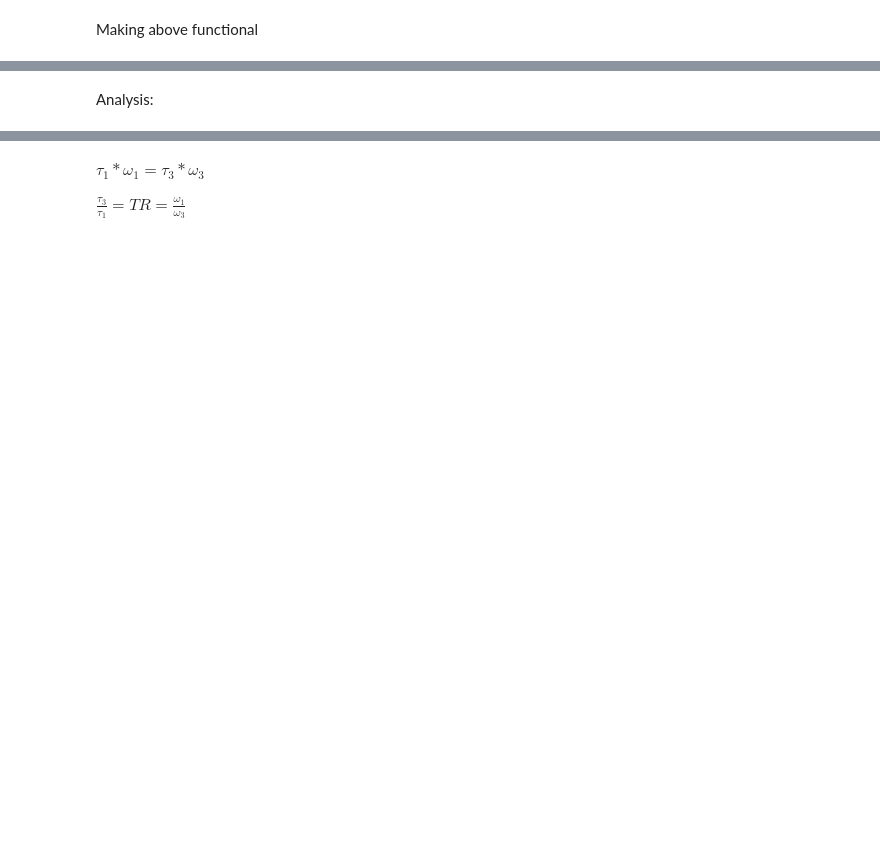
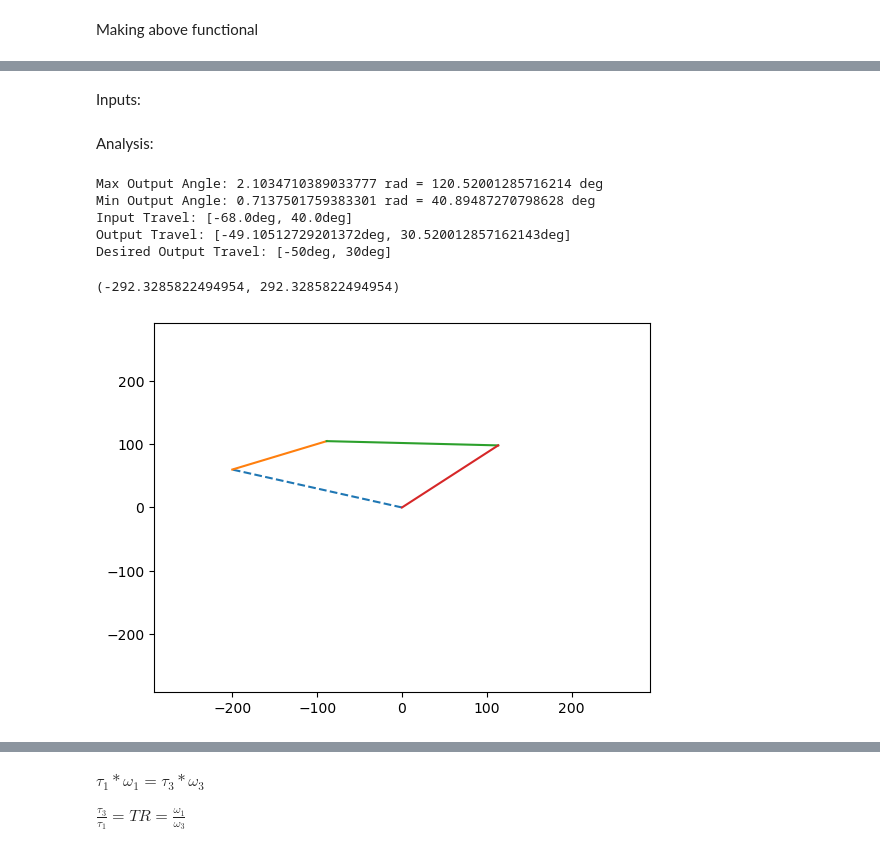
Before and after one commit to i-Dyke/MOHRA, a Jupyter notebook: 4BarSolver.ipynb, the cells around one changed output, grey strips where cells are left out. Cells and saved outputs as stored; diff of their text form; code cells hidden in the pictures; blank space fills up the shorter version.

```diff
--- a/4BarSolver.ipynb
+++ b/4BarSolver.ipynb
@@ -152,0 +157,2 @@ Running for pitch link. Inputs:
+# %% [markdown]
+Inputs:
@@ -211,4 +216,53 @@ for i in range(1,len(pitch_angs)):
 # %% [markdown]
 Analysis:
+# %%
+output_angles = [np.angle(-1 * a) - ground_ang for a in kin['link3']]
+input_angles = [np.angle(a) - ground_ang for a in kin['link1']]
+
+max_ang = max(output_angles)
+min_ang = min(output_angles)
+
+print("Max Output Angle: " + str(max_ang) + " rad = " + str(max_ang * 180/np.pi) + " deg")
+print("Min Output Angle: " + str(min_ang) + " rad = " + str(min_ang * 180/np.pi) + " deg")
+print("Input Travel: [" + str(input_angles[0] *180/np.pi - 90) + "deg, " + str(input_angles[len(input_angles)-1]*180/np.pi - 90) + "deg]")
+print("Output Travel: [" + str(min_ang * 180/np.pi - 90) + "deg, " + str(max_ang * 180/np.pi - 90) + "deg]")
+
+print("Desired Output Travel: [" + str(ankle_pitch[0]) + "deg, " + str(ankle_pitch[1]) + "deg]")
+# %% [output]
+Max Output Angle: 2.1034710389033777 rad = 120.52001285716214 deg
+Min Output Angle: 0.7137501759383301 rad = 40.89487270798628 deg
+Input Travel: [-68.0deg, 40.0deg]
+Output Travel: [-49.10512729201372deg, 30.520012857162143deg]
+Desired Output Travel: [-50deg, 30deg]
+# %%
+fig, ax = plt.subplots()
+
+curr = complex(0,0)
+links = np.zeros(4, object)
+
+linknames = ['G', 'link1', 'link2', 'link3']
+
+i = 0
+for n in range(4):
+    l = linknames[n]
+    prev = complex(curr)
+    curr = curr + kin[l][i]
+    if l == "G":
+        linestyle = "--"
+    else:
+        linestyle = ""
+
+    prev_plt = prev * np.exp(-1j * (ground_ang))
+    curr_plt = curr * np.exp(-1j * (ground_ang))
+
+    links[n] = ax.plot([np.real(prev_plt), np.real(curr_plt)],
+             [np.imag(prev_plt), np.imag(curr_plt)],
+             linestyle)[0]
+
+ax.set_xlim(-1 * lengths['G']*1.4, lengths['G']*1.4)
+ax.set_ylim(-1 * lengths['G']*1.4, lengths['G']*1.4)
+# %% [output]
+(-292.3285822494954, 292.3285822494954)
+[figure, added]
 # %%
 fig, ax = plt.subplots()
```
Also changed, not shown: parts of 25 cells of this notebook, 3 other files.
